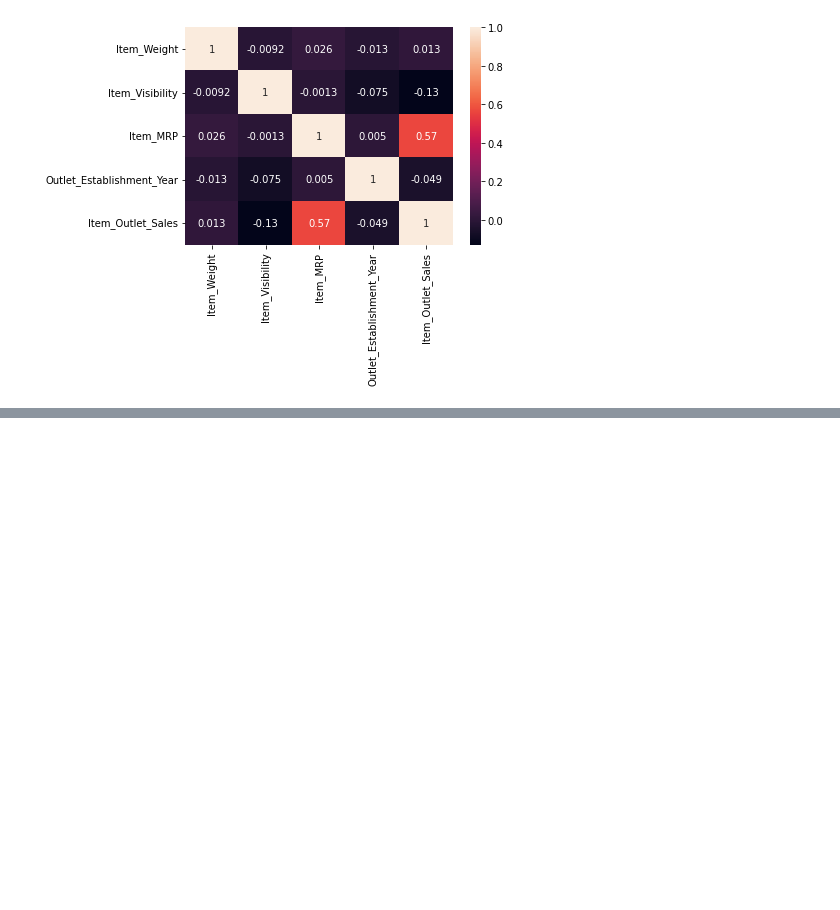
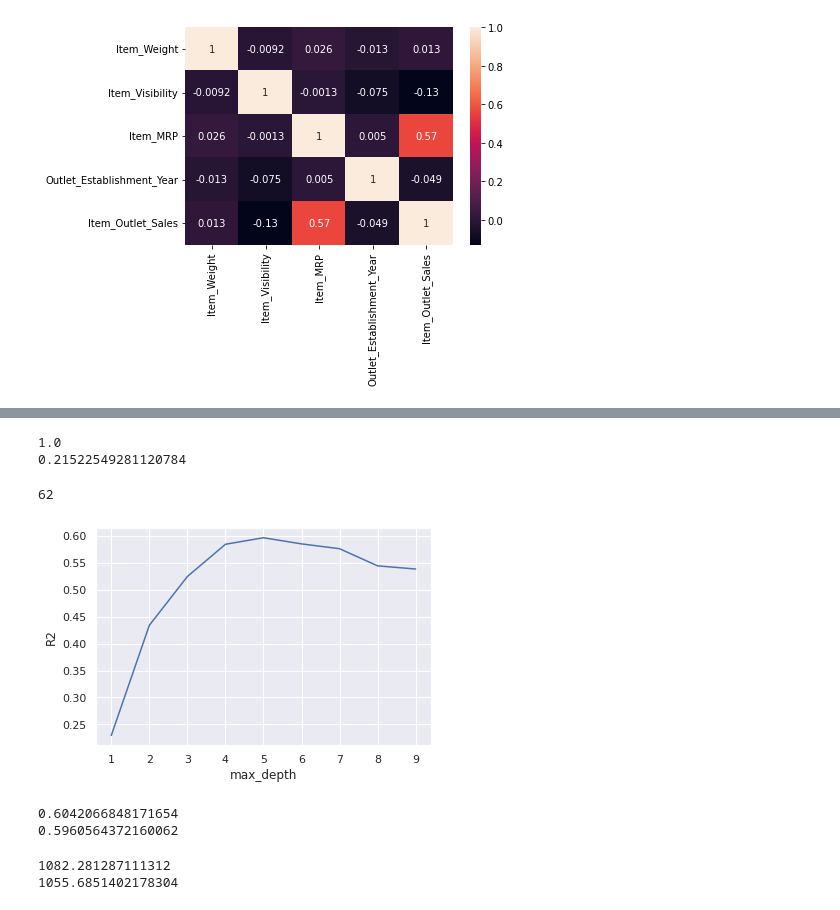
Before and after one commit to Resourcepaul/Project1, a Jupyter notebook: Project1.ipynb, the cells around one changed output, grey strips where cells are left out. Saved outputs shown, nothing was run; the diff lists cells and outputs as text; code cells hidden in the pictures; blank space fills up the shorter version.

```diff
--- a/Project1.ipynb
+++ b/Project1.ipynb
@@ -241,0 +424,2 @@ sns.set(rc = {'figure.figsize':(10,10)});
+# %%
+col_transformer.fit(X_train)
@@ -241,0 +436,3 @@ sns.set(rc = {'figure.figsize':(10,10)});
+# %%
+X_train_processed = col_transformer.transform(X_train)
+X_test_processed = col_transformer.transform(X_test)
@@ -241,0 +484,3 @@ sns.set(rc = {'figure.figsize':(10,10)});
+# %%
+reg = LinearRegression()
+reg.fit(X_train_processed,y_train)
@@ -241,0 +517,42 @@ sns.set(rc = {'figure.figsize':(10,10)});
+# %%
+dec_tree = DecisionTreeRegressor(random_state = 42)
+dec_tree.fit(X_train_processed, y_train)
+train_score = dec_tree.score(X_train_processed, y_train)
+test_score = dec_tree.score(X_test_processed, y_test)
+print(train_score)
+print(test_score)
+# %% [output]
+1.0
+0.21522549281120784
+# %%
+dec_tree.get_depth()
+# %% [output]
+62
+# %%
+# List of values to try for max_depth:
+max_depth_range = list(range(1, 10))
+# List to store the score for each value of max_depth:
+r2 = []
+for depth in max_depth_range:
+    dec_tree = DecisionTreeRegressor(max_depth = depth,
+                             random_state = 42)
+    dec_tree.fit(X_train_processed, y_train)
+    score = dec_tree.score(X_test_processed, y_test)
+    r2.append(score)
+
+# Visualize which max_depth leads to the highest r2 score
+plt.plot(max_depth_range, r2)
+plt.xlabel('max_depth')
+plt.ylabel('R2');
+# %% [output]
+[figure, added]
+# %%
+dec_tree = DecisionTreeRegressor(random_state = 42, max_depth=5)
+dec_tree.fit(X_train_processed, y_train)
+train_score = dec_tree.score(X_train_processed, y_train)
+test_score = dec_tree.score(X_test_processed, y_test)
+print(train_score)
+print(test_score)
+# %% [output]
+0.6042066848171654
+0.5960564372160062
@@ -241,0 +564,10 @@ sns.set(rc = {'figure.figsize':(10,10)});
+# %%
+mse_train = mean_squared_error(y_train, train_preds)
+mse_test = mean_squared_error(y_test, test_preds)
+rmse_train = np.sqrt(mean_squared_error(y_train, train_preds))
+rmse_test = np.sqrt(mean_squared_error(y_test, test_preds))
+print(rmse_train)
+print(rmse_test)
+# %% [output]
+1082.281287111312
+1055.6851402178304
```
Also changed, not shown: parts of 40 cells of this notebook.
